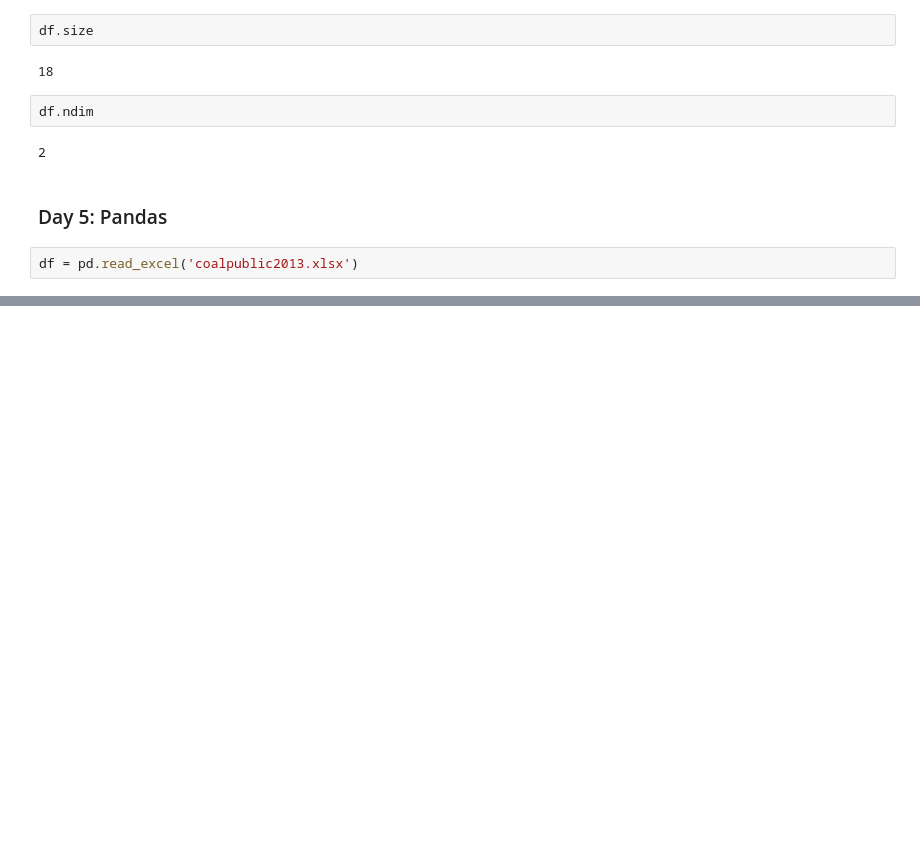
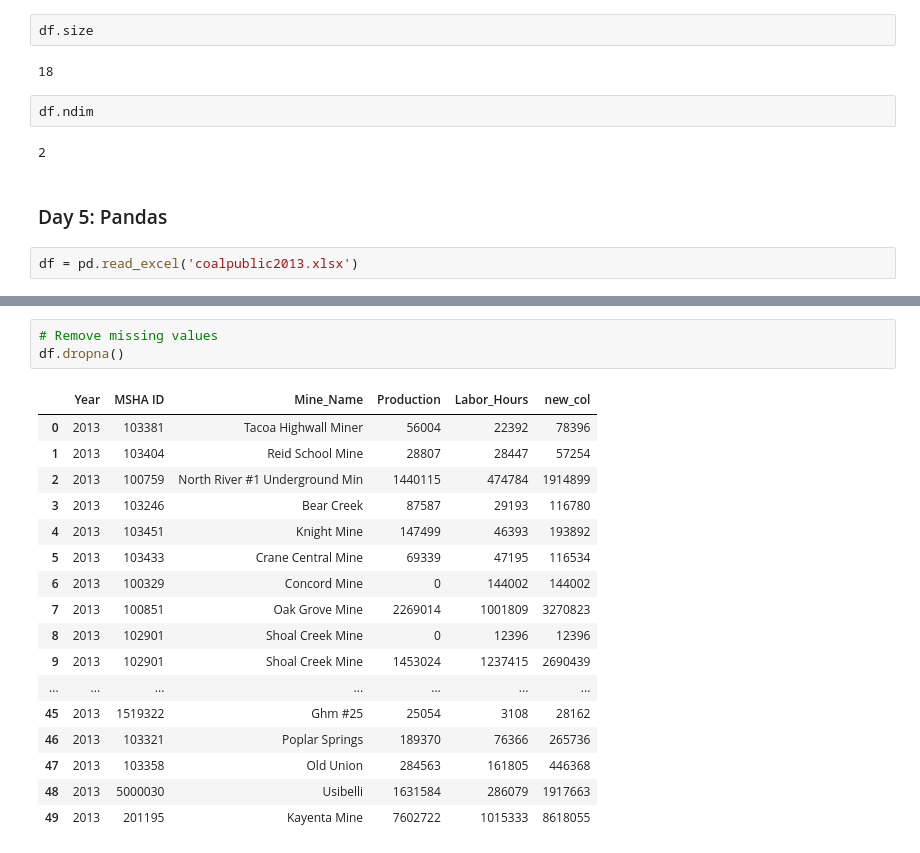
Before and after one commit to aayusha-shrestha/60DaysOfLearning2024, a Jupyter notebook: 60DaysOfLearning2024.ipynb, the cells around one changed output, grey strips where cells are left out. Cells and saved outputs as stored; diff of their text form; blank space fills up the shorter version.

```diff
--- a/60DaysOfLearning2024.ipynb
+++ b/60DaysOfLearning2024.ipynb
@@ -457,0 +501,21 @@ df[(df['Labor_Hours'] > 150000) & (df['Production'] > 1000000)]
+# %%
+# Remove missing values
+df.dropna()
+# %% [output]
+|  | Year | MSHA ID | Mine_Name | Production | Labor_Hours | new_col |
+| 0 | 2013 | 103381 | Tacoa Highwall Miner | 56004 | 22392 | 78396 |
+| 1 | 2013 | 103404 | Reid School Mine | 28807 | 28447 | 57254 |
+| 2 | 2013 | 100759 | North River #1 Underground Min | 1440115 | 474784 | 1914899 |
+| 3 | 2013 | 103246 | Bear Creek | 87587 | 29193 | 116780 |
+| 4 | 2013 | 103451 | Knight Mine | 147499 | 46393 | 193892 |
+| 5 | 2013 | 103433 | Crane Central Mine | 69339 | 47195 | 116534 |
+| 6 | 2013 | 100329 | Concord Mine | 0 | 144002 | 144002 |
+| 7 | 2013 | 100851 | Oak Grove Mine | 2269014 | 1001809 | 3270823 |
+| 8 | 2013 | 102901 | Shoal Creek Mine | 0 | 12396 | 12396 |
+| 9 | 2013 | 102901 | Shoal Creek Mine | 1453024 | 1237415 | 2690439 |
+| ... | ... | ... | ... | ... | ... | ... |
+| 45 | 2013 | 1519322 | Ghm #25 | 25054 | 3108 | 28162 |
+| 46 | 2013 | 103321 | Poplar Springs | 189370 | 76366 | 265736 |
+| 47 | 2013 | 103358 | Old Union | 284563 | 161805 | 446368 |
+| 48 | 2013 | 5000030 | Usibelli | 1631584 | 286079 | 1917663 |
+| 49 | 2013 | 201195 | Kayenta Mine | 7602722 | 1015333 | 8618055 |
```
Also changed, not shown: parts of 42 cells of this notebook.
